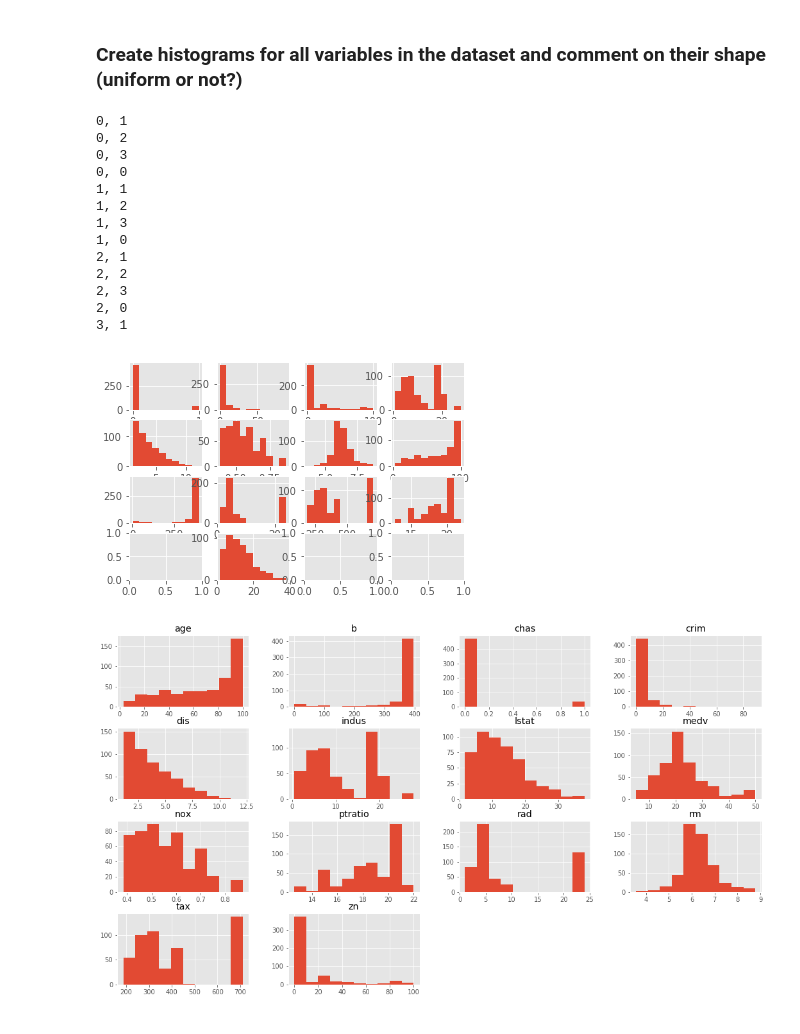
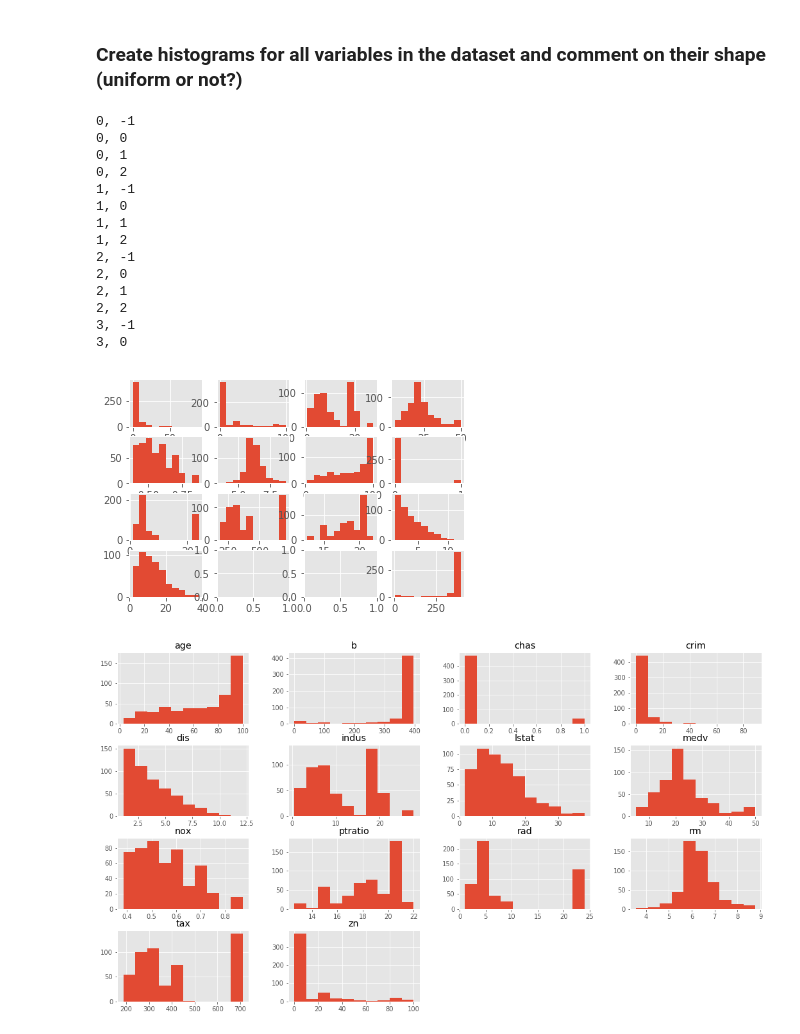
Before and after one commit to bl419cam/dsc-regression-boston-lab-seattle-ds-062419, a Jupyter notebook: index.ipynb, the cells around one changed output. Cells and saved outputs as stored; diff of their text form; code cells hidden in the pictures.

```diff
--- a/index.ipynb
+++ b/index.ipynb
@@ -89,28 +89,29 @@ plt.style.use('ggplot')
 # %%
 fig, axes = plt.subplots(nrows=4, ncols=4)
 #plt.title('housing features histograms')
 
 for n in range(0,len(df.columns)):
-    row = (n)//4
+    row = n//4
     col = n%4-1
     print(str(row) + ', '+ str(col))
     ax = axes[row][col]
     ax.hist(df.iloc[:,n-1])
 # %% [output]
+0, -1
+0, 0
 0, 1
 0, 2
-0, 3
-0, 0
+1, -1
+1, 0
 1, 1
 1, 2
-1, 3
-1, 0
+2, -1
+2, 0
 2, 1
 2, 2
-2, 3
-2, 0
-3, 1
+3, -1
+3, 0
-[figure, old version]
+[figure, new version]
 # %%
 # Your code here
 # %% [output]
```
